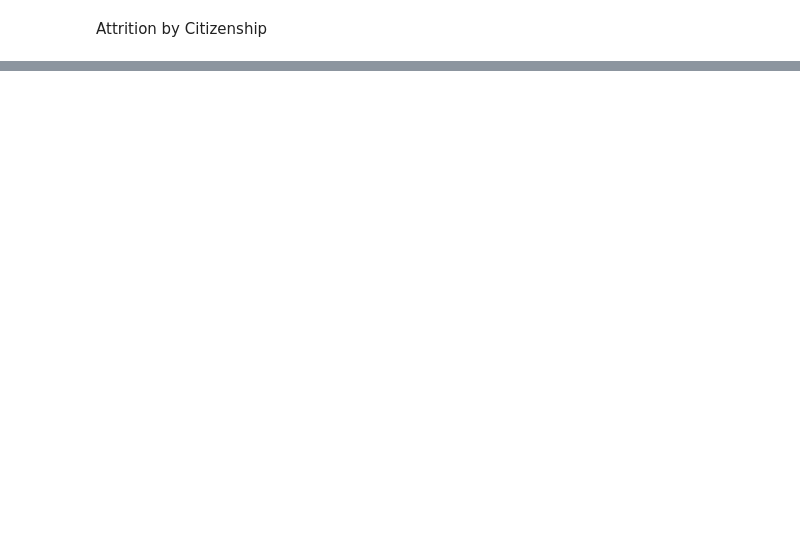
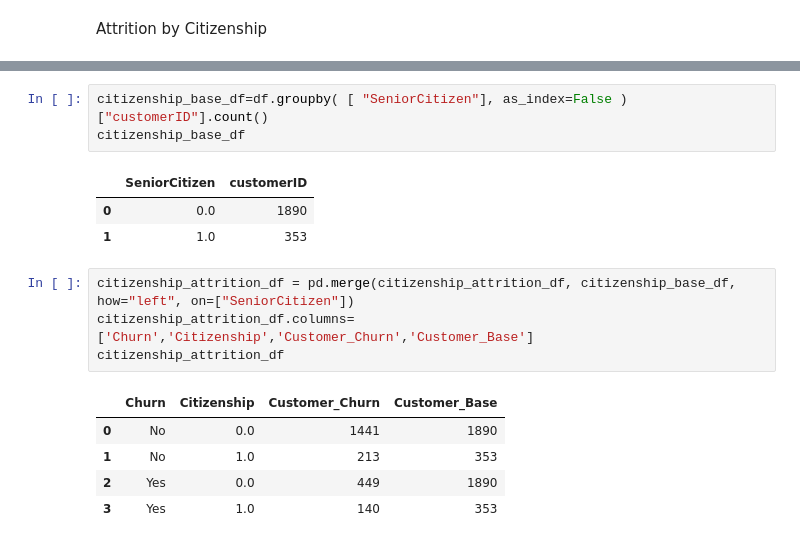
Before and after one commit to SammyOngaya/qml, a Jupyter notebook: qml/Notebooks/Telco-Customer-Churn.ipynb, the cells around one changed output, grey strips where cells are left out. Cells and saved outputs as stored; diff of their text form; blank space fills up the shorter version.

Commit message:
Attrition by citizenship

```diff
--- a/qml/Notebooks/Telco-Customer-Churn.ipynb
+++ b/qml/Notebooks/Telco-Customer-Churn.ipynb
@@ -57,2 +110,19 @@ citizenship_attrition_df.head()
+# %%
+citizenship_base_df=df.groupby( [ "SeniorCitizen"], as_index=False )["customerID"].count()
+citizenship_base_df
+# %% [output]
+|  | SeniorCitizen | customerID |
+| 0 | 0.0 | 1890 |
+| 1 | 1.0 | 353 |
+# %%
+citizenship_attrition_df = pd.merge(citizenship_attrition_df, citizenship_base_df, how="left", on=["SeniorCitizen"])
+citizenship_attrition_df.columns=['Churn','Citizenship','Customer_Churn','Customer_Base']
+citizenship_attrition_df
+# %% [output]
+|  | Churn | Citizenship | Customer_Churn | Customer_Base |
+| 0 | No | 0.0 | 1441 | 1890 |
+| 1 | No | 1.0 | 213 | 353 |
+| 2 | Yes | 0.0 | 449 | 1890 |
+| 3 | Yes | 1.0 | 140 | 353 |
 # %%
 colors = ['teal','crimson','skyblue']
```
Also changed, not shown: parts of 15 cells of this notebook.
